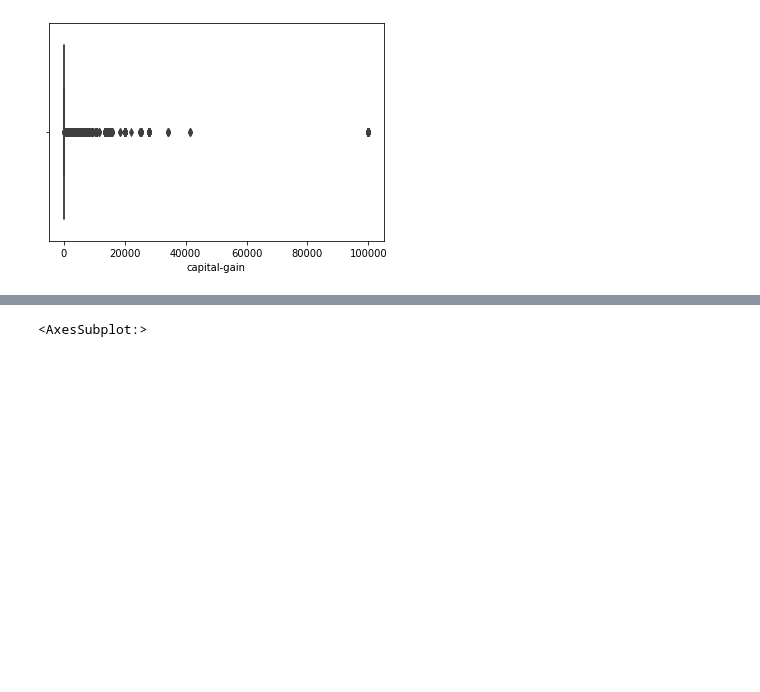
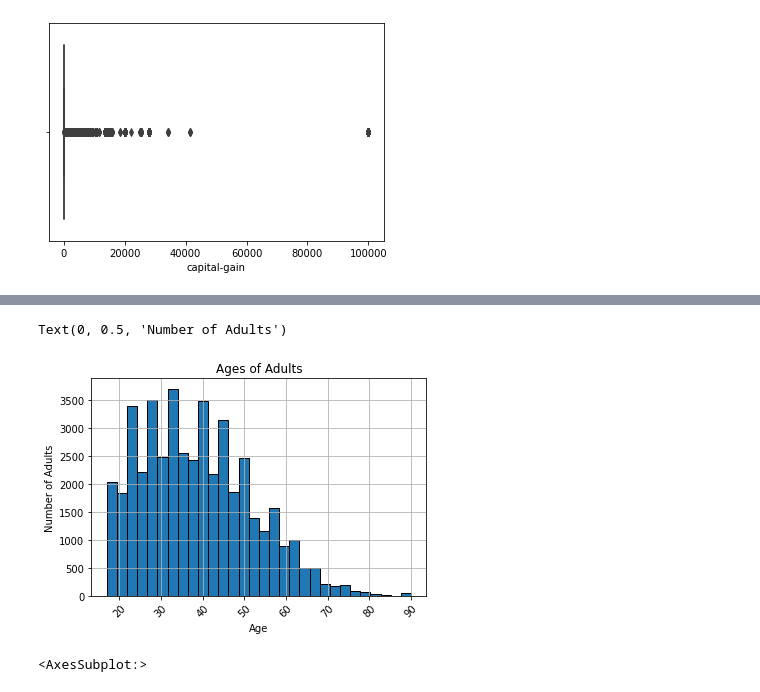
Before and after one commit to Ammon-Snell/Machine-Learning-Exercise, a Jupyter notebook: Adult_Income.ipynb, the cells around one changed output, grey strips where cells are left out. Cells and saved outputs as stored; diff of their text form; code cells hidden in the pictures; blank space fills up the shorter version.

```diff
--- a/Adult_Income.ipynb
+++ b/Adult_Income.ipynb
@@ -211,3 +274,13 @@ adult_df['age'].hist()
+# %%
+ax = adult_df['age'].hist(bins = 30, edgecolor = 'black')
+ax.tick_params(axis='x', rotation = 45)
+ax.ticklabel_format(style='plain')
+ax.set_title('Ages of Adults')
+ax.set_xlabel('Age')
+ax.set_ylabel('Number of Adults')
+# %% [output]
+Text(0, 0.5, 'Number of Adults')
+[figure, added]
 # %%
 adult_df['gender'].hist()
 # %% [output]
```
Also changed, not shown: parts of 36 cells of this notebook.
